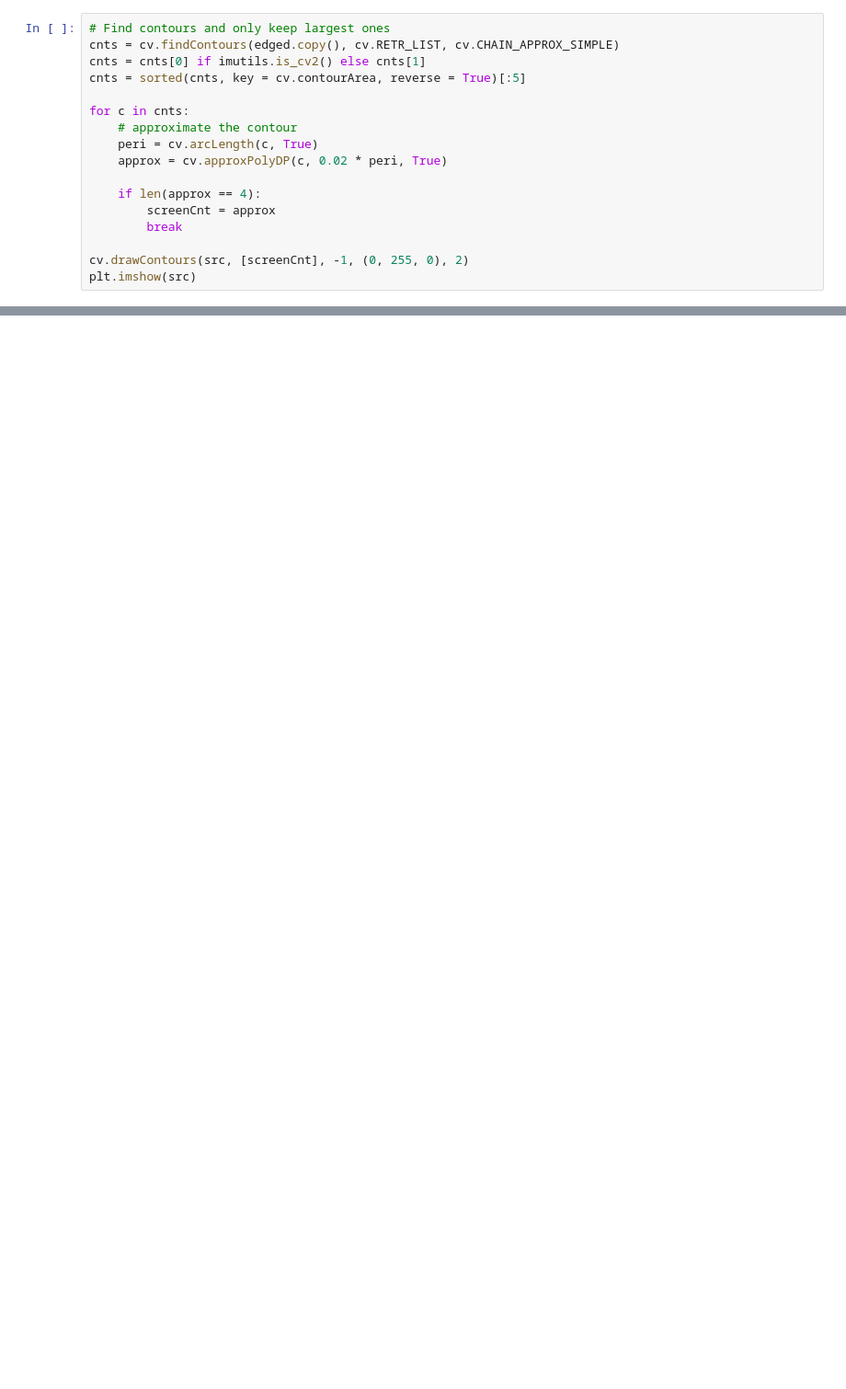
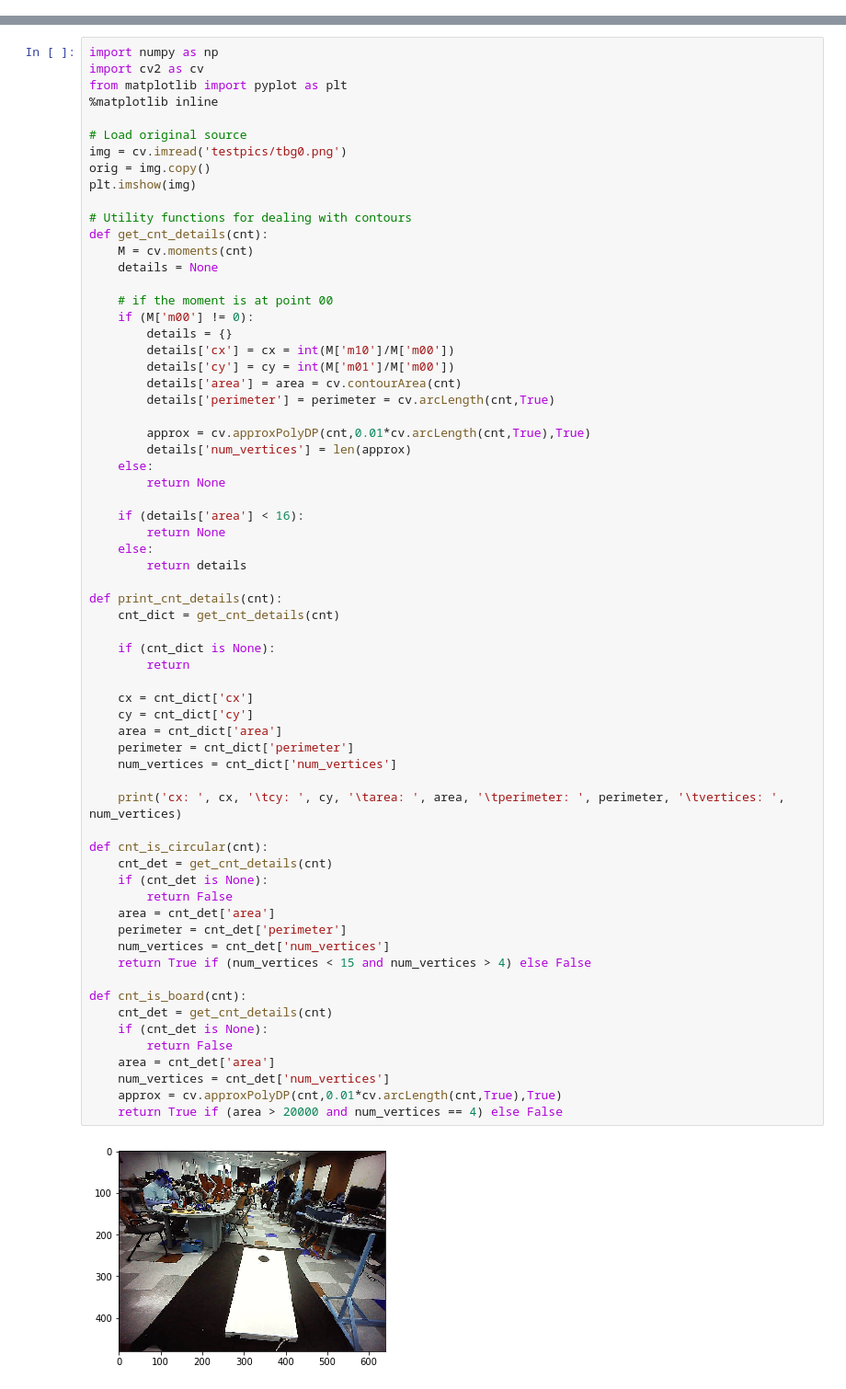
Before and after one commit to awlevin/cornhole-fiesta, a Jupyter notebook: opencv/cornhole.ipynb, the cells around one changed output, grey strips where cells are left out. Shown at 92% size. Saved outputs shown, nothing was run; the diff lists cells and outputs as text; blank space fills up the shorter version.

```diff
--- a/opencv/cornhole.ipynb
+++ b/opencv/cornhole.ipynb
@@ -93,17 +0,0 @@ plt.imshow(edged)
-# %%
-# Find contours and only keep largest ones
-cnts = cv.findContours(edged.copy(), cv.RETR_LIST, cv.CHAIN_APPROX_SIMPLE)
-cnts = cnts[0] if imutils.is_cv2() else cnts[1]
-cnts = sorted(cnts, key = cv.contourArea, reverse = True)[:5]
-
-for c in cnts:
-    # approximate the contour
-    peri = cv.arcLength(c, True)
-    approx = cv.approxPolyDP(c, 0.02 * peri, True)
-
-    if len(approx == 4):
-        screenCnt = approx
-        break
-
-cv.drawContours(src, [screenCnt], -1, (0, 255, 0), 2)
-plt.imshow(src)
@@ -154,0 +1,67 @@ plt.imshow(img_with_blobs_outlined)
+# %%
+import numpy as np
+import cv2 as cv
+from matplotlib import pyplot as plt
+%matplotlib inline
+
+# Load original source
+img = cv.imread('testpics/tbg0.png')
+orig = img.copy()
+plt.imshow(img)
+
+# Utility functions for dealing with contours
+def get_cnt_details(cnt):
+    M = cv.moments(cnt)
+    details = None
+
+    # if the moment is at point 00
+    if (M['m00'] != 0):
+        details = {}
+        details['cx'] = cx = int(M['m10']/M['m00'])
+        details['cy'] = cy = int(M['m01']/M['m00'])
+        details['area'] = area = cv.contourArea(cnt)
+        details['perimeter'] = perimeter = cv.arcLength(cnt,True)
+
+        approx = cv.approxPolyDP(cnt,0.01*cv.arcLength(cnt,True),True)
+        details['num_vertices'] = len(approx)
+    else:
+        return None
+
+    if (details['area'] < 16):
+        return None
+    else:
+        return details
+
+def print_cnt_details(cnt):
+    cnt_dict = get_cnt_details(cnt)
+
+    if (cnt_dict is None):
+        return
+
+    cx = cnt_dict['cx']
+    cy = cnt_dict['cy']
+    area = cnt_dict['area']
+    perimeter = cnt_dict['perimeter']
+    num_vertices = cnt_dict['num_vertices']
+
+    print('cx: ', cx, '\tcy: ', cy, '\tarea: ', area, '\tperimeter: ', perimeter, '\tvertices: ', num_vertices)
+
+def cnt_is_circular(cnt):
+    cnt_det = get_cnt_details(cnt)
+    if (cnt_det is None):
+        return False
+    area = cnt_det['area']
+    perimeter = cnt_det['perimeter']
+    num_vertices = cnt_det['num_vertices']
+    return True if (num_vertices < 15 and num_vertices > 4) else False
+
+def cnt_is_board(cnt):
+    cnt_det = get_cnt_details(cnt)
+    if (cnt_det is None):
+        return False
+    area = cnt_det['area']
+    num_vertices = cnt_det['num_vertices']
+    approx = cv.approxPolyDP(cnt,0.01*cv.arcLength(cnt,True),True)
+    return True if (area > 20000 and num_vertices == 4) else False
+# %% [output]
+[figure, added]
```
Also changed, not shown: parts of 13 cells of this notebook.
